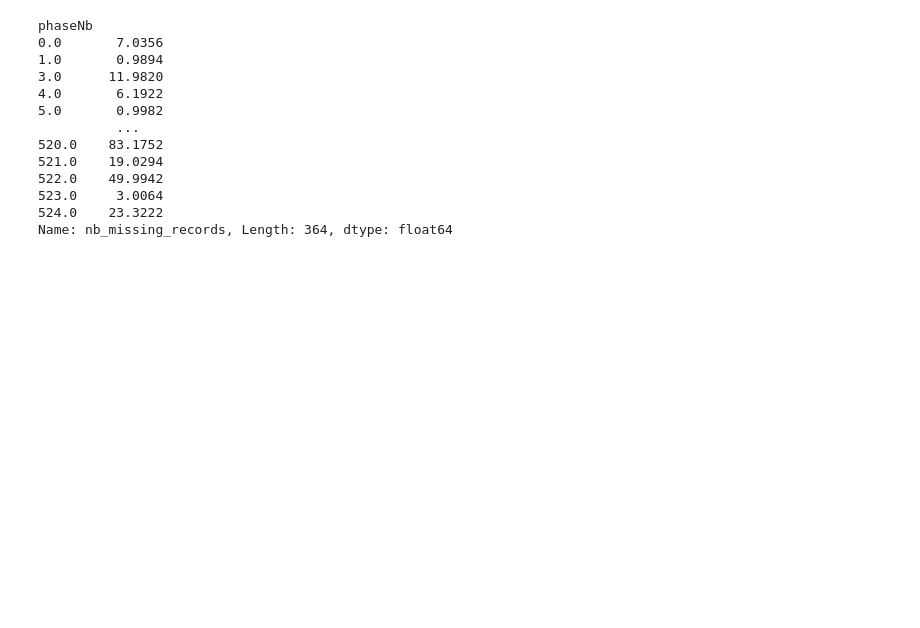
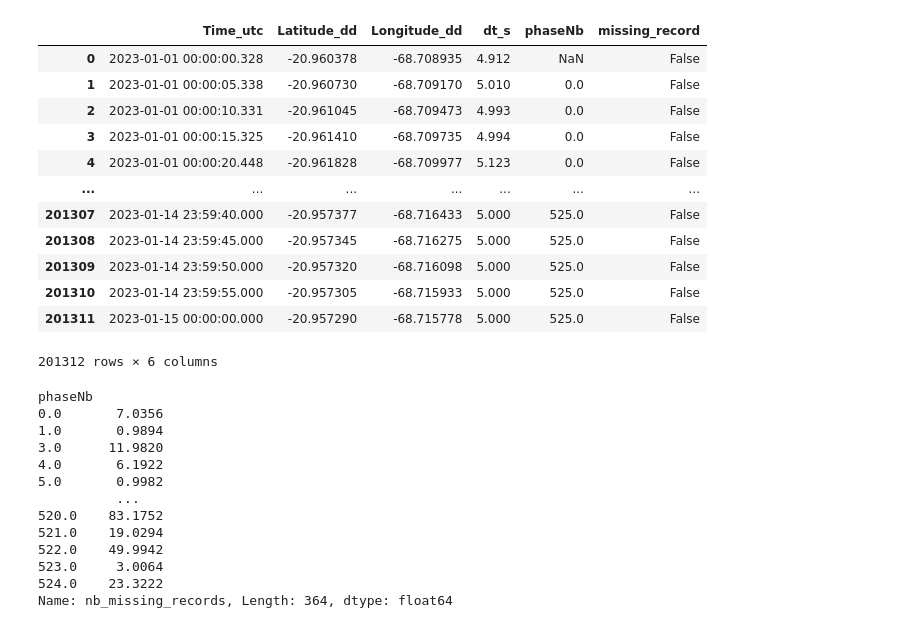
Before and after one commit to Nathan7128/ProjetMichelin, a Jupyter notebook: na_values_analysis/missing_records.ipynb, the cells around one changed output. Cells and saved outputs as stored; diff of their text form; code cells hidden in the pictures; blank space fills up the shorter version.

Commit message:
Missing Values Analysis w/ Simon

```diff
--- a/na_values_analysis/missing_records.ipynb
+++ b/na_values_analysis/missing_records.ipynb
@@ -26,11 +33,26 @@ df.head()
 # %%
 dt_s_tolerance = 0.5
 original_dt_s = 5
 df["missing_record"] = False
 df.loc[(df["dt_s"] - original_dt_s).abs() > dt_s_tolerance, "missing_record"] = True
 
 missing_records_df = df[df["missing_record"]].copy()
 missing_records_df["nb_missing_records"] = ((missing_records_df["dt_s"] - original_dt_s) / original_dt_s)
+df
+# %% [output]
+|  | Time_utc | Latitude_dd | Longitude_dd | dt_s | phaseNb | missing_record |
+| 0 | 2023-01-01 00:00:00.328 | -20.960378 | -68.708935 | 4.912 | NaN | False |
+| 1 | 2023-01-01 00:00:05.338 | -20.960730 | -68.709170 | 5.010 | 0.0 | False |
+| 2 | 2023-01-01 00:00:10.331 | -20.961045 | -68.709473 | 4.993 | 0.0 | False |
+| 3 | 2023-01-01 00:00:15.325 | -20.961410 | -68.709735 | 4.994 | 0.0 | False |
+| 4 | 2023-01-01 00:00:20.448 | -20.961828 | -68.709977 | 5.123 | 0.0 | False |
+| ... | ... | ... | ... | ... | ... | ... |
+| 201307 | 2023-01-14 23:59:40.000 | -20.957377 | -68.716433 | 5.000 | 525.0 | False |
+| 201308 | 2023-01-14 23:59:45.000 | -20.957345 | -68.716275 | 5.000 | 525.0 | False |
+| 201309 | 2023-01-14 23:59:50.000 | -20.957320 | -68.716098 | 5.000 | 525.0 | False |
+| 201310 | 2023-01-14 23:59:55.000 | -20.957305 | -68.715933 | 5.000 | 525.0 | False |
+| 201311 | 2023-01-15 00:00:00.000 | -20.957290 | -68.715778 | 5.000 | 525.0 | False |
+201312 rows × 6 columns
 # %%
 missing_records_grouped = missing_records_df.groupby(["phaseNb"])["nb_missing_records"].sum()
 missing_records_grouped
```
Also changed, not shown: parts of 1 cell of this notebook, 5 other files.
